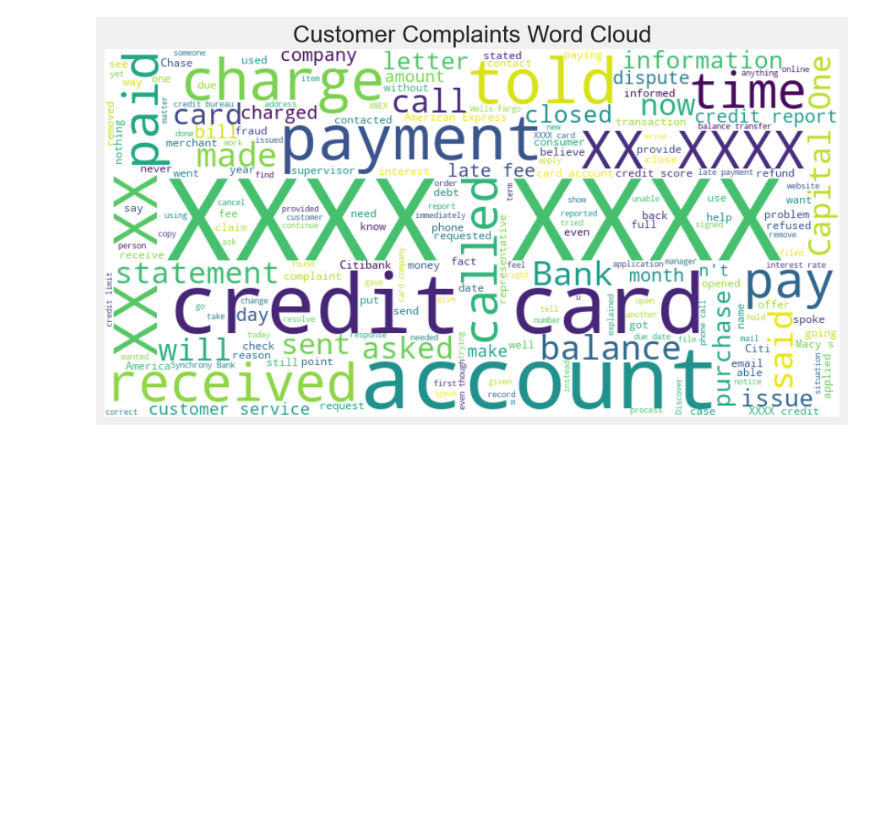
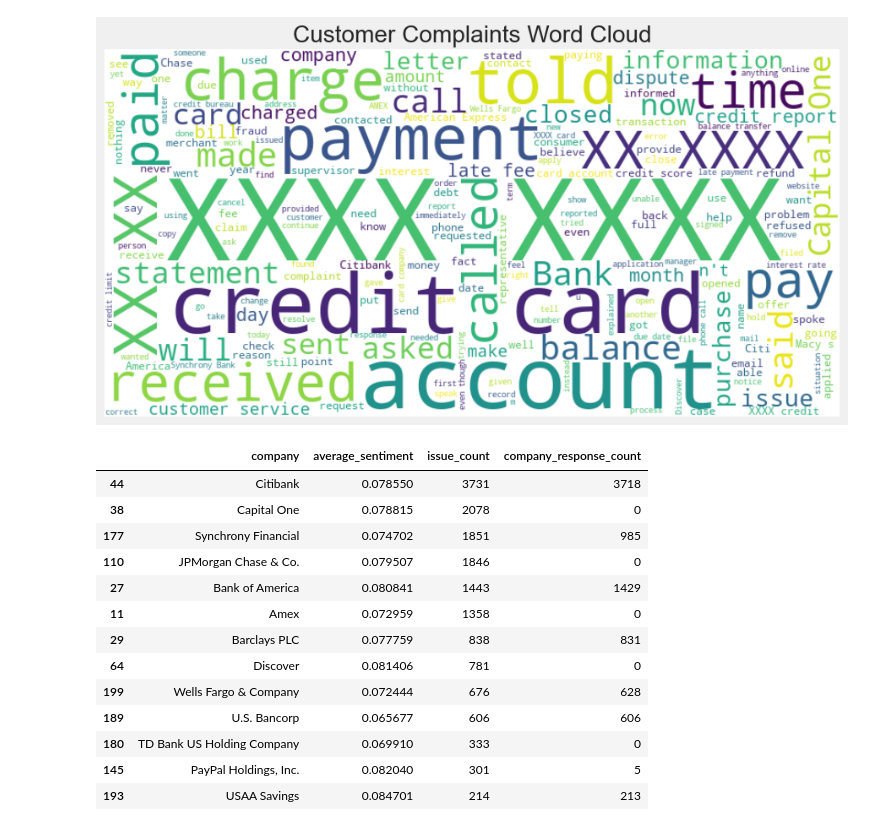
Before and after one commit to Fairie0723/CreditCardComp, a Jupyter notebook: Main.ipynb, the cells around one changed output. Cells and saved outputs as stored; diff of their text form; code cells hidden in the pictures; blank space fills up the shorter version.

```diff
--- a/Main.ipynb
+++ b/Main.ipynb
@@ -206,6 +225,40 @@ plt.title("Customer Complaints Word Cloud")
 plt.show()
 # %% [output]
 [figure]
+# %%
+# Create new dataframe for scatterplot
+
+# Need count of complaints on x axis, consumer sentiment on y axis, and count of issues as size
+
+new_data = {
+    'average_sentiment':df.groupby('company')['consumer_complaint_score'].mean(),
+    'issue_count':df.groupby('company')['issue'].count(),
+    'company_response_count':df.groupby('company')['company_public_response'].count()
+}
+
+df_scatter = pd.DataFrame(new_data)
+df_scatter = df_scatter.reset_index()
+
+# Filter to reduce company count
+filtered_scatter = df_scatter[df_scatter['issue_count'] >= 100]
+# Sort descending
+sorted_df = filtered_scatter.sort_values(by='issue_count',ascending=False)
+sorted_df.head(100)
+# %% [output]
+|  | company | average_sentiment | issue_count | company_response_count |
+| 44 | Citibank | 0.078550 | 3731 | 3718 |
+| 38 | Capital One | 0.078815 | 2078 | 0 |
+| 177 | Synchrony Financial | 0.074702 | 1851 | 985 |
+| 110 | JPMorgan Chase & Co. | 0.079507 | 1846 | 0 |
+| 27 | Bank of America | 0.080841 | 1443 | 1429 |
+| 11 | Amex | 0.072959 | 1358 | 0 |
+| 29 | Barclays PLC | 0.077759 | 838 | 831 |
+| 64 | Discover | 0.081406 | 781 | 0 |
+| 199 | Wells Fargo & Company | 0.072444 | 676 | 628 |
+| 189 | U.S. Bancorp | 0.065677 | 606 | 606 |
+| 180 | TD Bank US Holding Company | 0.069910 | 333 | 0 |
+| 145 | PayPal Holdings, Inc. | 0.082040 | 301 | 5 |
+| 193 | USAA Savings | 0.084701 | 214 | 213 |
 # %%
 # Scatterplot with varying sizes
 
```
Also changed, not shown: parts of 3 cells of this notebook, 1 other file.
